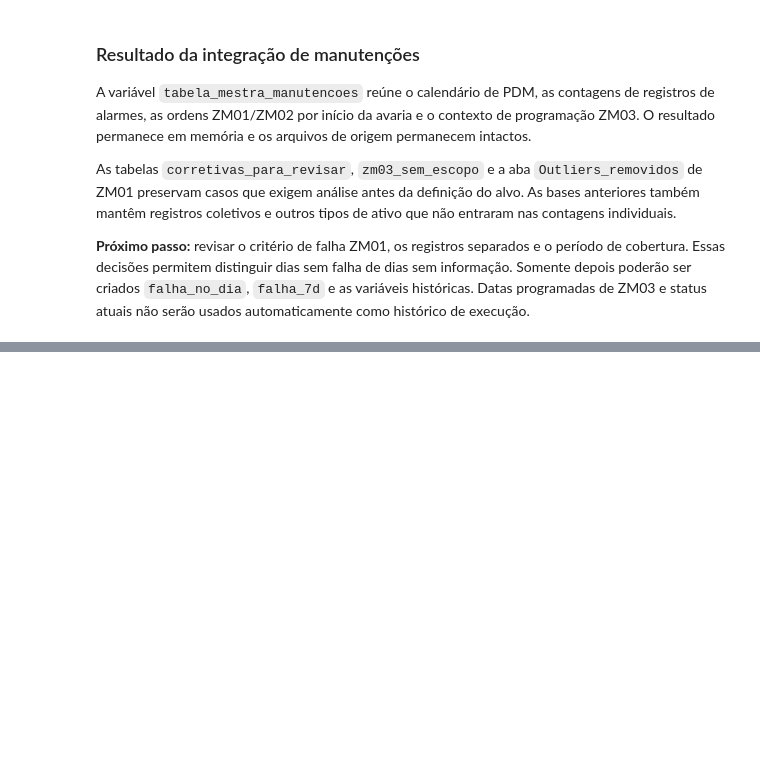
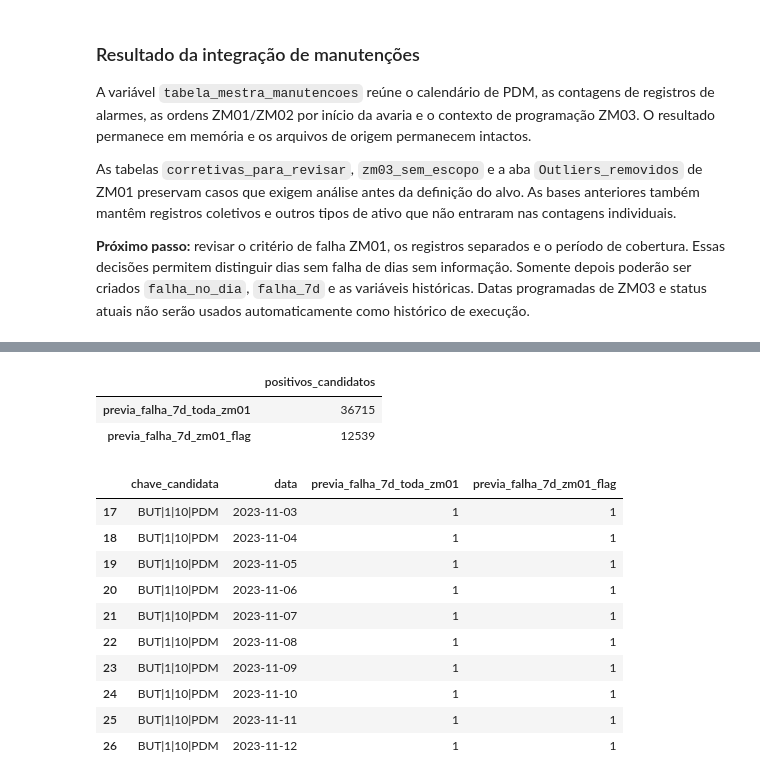
Before and after one commit to joaocardosodias/Lumem, a Jupyter notebook: models/modelo-rnn-1/01-criacao-tabela-mestra.ipynb, the cells around one changed output, grey strips where cells are left out. Drawn from its saved outputs; the diff is of its cells as text; code cells hidden in the pictures; blank space fills up the shorter version.

Commit message:
feat: integração de tabelas

```diff
--- a/models/modelo-rnn-1/01-criacao-tabela-mestra.ipynb
+++ b/models/modelo-rnn-1/01-criacao-tabela-mestra.ipynb
@@ -1321,0 +1504,79 @@ As tabelas `corretivas_para_revisar`, `zm03_sem_escopo` e a aba `Outliers_removi
+# %%
+antecedencias = pd.DataFrame({"dias_antes": range(1, 8)})
+referencias_candidatas = eventos_zm01_candidatos.merge(antecedencias, how="cross")
+
+referencias_candidatas["data"] = (
+    referencias_candidatas["data_avaria"]
+    - pd.to_timedelta(referencias_candidatas["dias_antes"], unit="D")
+)
+
+# Apenas datas D com os sete dias seguintes dentro do calendário.
+ultimo_dia_com_horizonte = DATA_FIM - pd.Timedelta(days=7)
+referencias_candidatas = referencias_candidatas.loc[
+    referencias_candidatas["data"].between(DATA_INICIO, ultimo_dia_com_horizonte)
+].copy()
+
+diferenca_dias = (
+    referencias_candidatas["data_avaria"] - referencias_candidatas["data"]
+).dt.days
+assert diferenca_dias.between(1, 7).all()
+
+positivos_candidatos = (
+    referencias_candidatas.groupby(["chave_candidata", "data"])[
+        ["tem_zm01", "tem_zm01_flag"]
+    ]
+    .max()
+    .reset_index()
+    .rename(columns={
+        "tem_zm01": "previa_falha_7d_toda_zm01",
+        "tem_zm01_flag": "previa_falha_7d_zm01_flag",
+    })
+)
+
+# Sem marcação positiva no critério restrito, o resultado permanece desconhecido.
+positivos_candidatos["previa_falha_7d_zm01_flag"] = (
+    positivos_candidatos["previa_falha_7d_zm01_flag"]
+    .where(positivos_candidatos["previa_falha_7d_zm01_flag"].eq(1), pd.NA)
+    .astype("Int64")
+)
+
+tabela_mestra_previa_alvo = tabela_mestra_manutencoes.merge(
+    positivos_candidatos,
+    on=["chave_candidata", "data"],
+    how="left",
+    validate="one_to_one",
+)
+colunas_previa = ["previa_falha_7d_toda_zm01", "previa_falha_7d_zm01_flag"]
+tabela_mestra_previa_alvo[colunas_previa] = tabela_mestra_previa_alvo[colunas_previa].astype("Int64")
+
+assert len(tabela_mestra_previa_alvo) == len(tabela_mestra_manutencoes)
+assert not tabela_mestra_previa_alvo.duplicated(["chave_candidata", "data"]).any()
+assert tabela_mestra_previa_alvo[colunas_previa].stack().eq(1).all()
+assert tabela_mestra_previa_alvo.loc[
+    tabela_mestra_previa_alvo["data"] > ultimo_dia_com_horizonte, colunas_previa
+].isna().all().all()
+assert tabela_mestra_previa_alvo.loc[
+    tabela_mestra_previa_alvo["previa_falha_7d_zm01_flag"].eq(1),
+    "previa_falha_7d_toda_zm01",
+].eq(1).all()
+
+display(tabela_mestra_previa_alvo[colunas_previa].notna().sum().to_frame("positivos_candidatos"))
+display(tabela_mestra_previa_alvo.loc[
+    tabela_mestra_previa_alvo["previa_falha_7d_toda_zm01"].eq(1),
+    ["chave_candidata", "data", *colunas_previa],
+].head(10))
+# %% [output]
+|  | positivos_candidatos |
+| previa_falha_7d_toda_zm01 | 36715 |
+| previa_falha_7d_zm01_flag | 12539 |
+|  | chave_candidata | data | previa_falha_7d_toda_zm01 | previa_falha_7d_zm01_flag |
+| 17 | BUT|1|10|PDM | 2023-11-03 | 1 | 1 |
+| 18 | BUT|1|10|PDM | 2023-11-04 | 1 | 1 |
+| 19 | BUT|1|10|PDM | 2023-11-05 | 1 | 1 |
+| 20 | BUT|1|10|PDM | 2023-11-06 | 1 | 1 |
+| 21 | BUT|1|10|PDM | 2023-11-07 | 1 | 1 |
+| 22 | BUT|1|10|PDM | 2023-11-08 | 1 | 1 |
+| 23 | BUT|1|10|PDM | 2023-11-09 | 1 | 1 |
+| 24 | BUT|1|10|PDM | 2023-11-10 | 1 | 1 |
+| 25 | BUT|1|10|PDM | 2023-11-11 | 1 | 1 |
+| 26 | BUT|1|10|PDM | 2023-11-12 | 1 | 1 |
```
Also changed, not shown: parts of 10 cells of this notebook.
